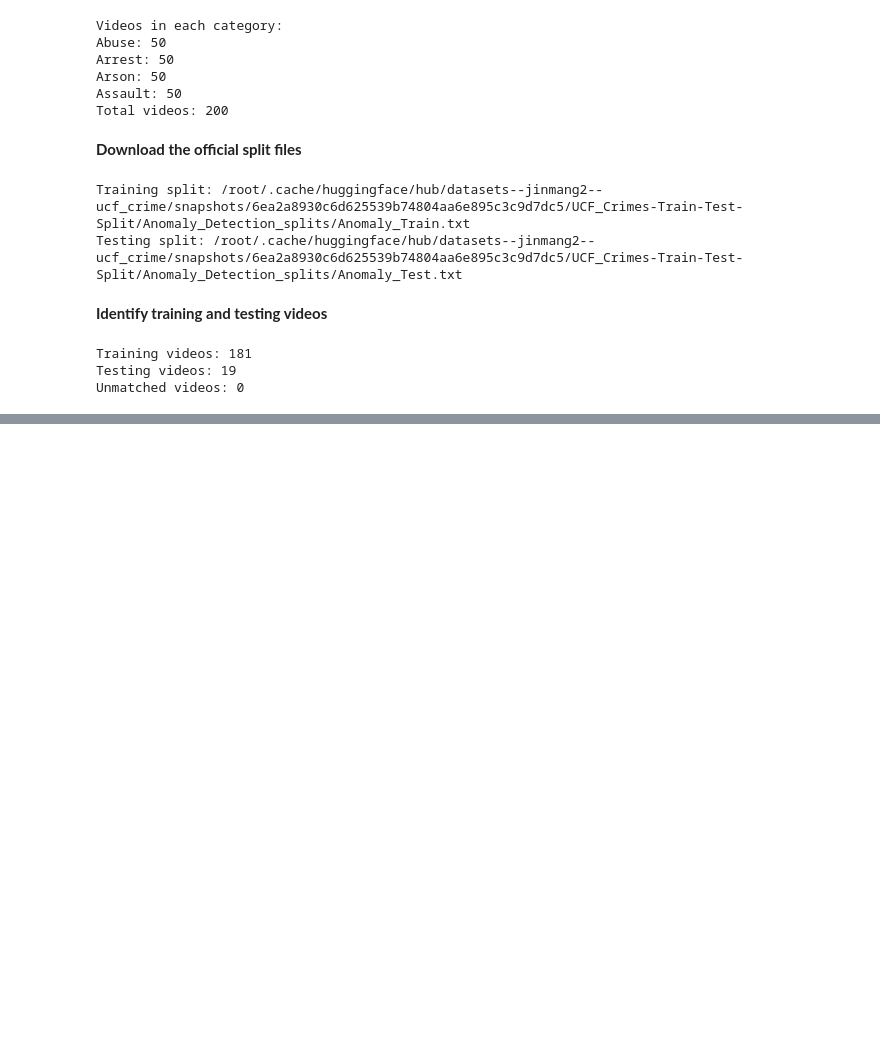
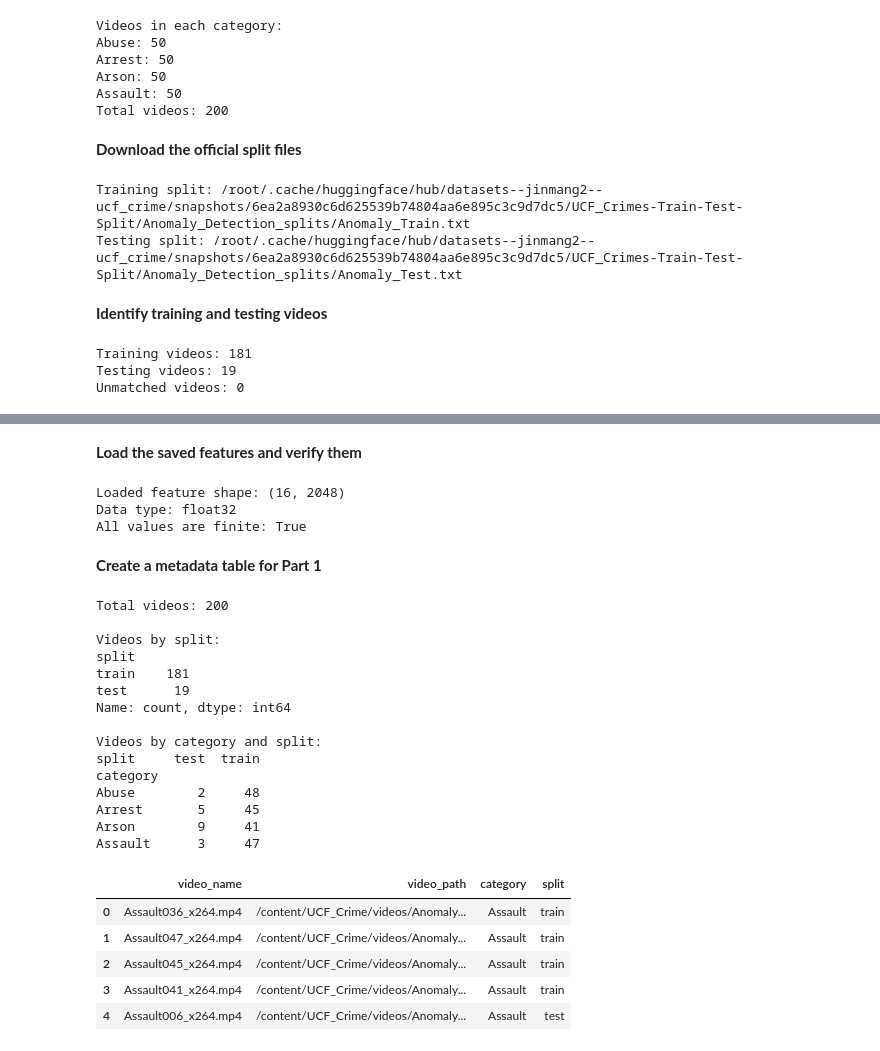
Before and after one commit to asirabm/cctv-video-anomaly-detection, a Jupyter notebook: 02_video_preprocessing.ipynb, the cells around one changed output, grey strips where cells are left out. Drawn from its saved outputs; the diff is of its cells as text; code cells hidden in the pictures; blank space fills up the shorter version.

```diff
--- a/02_video_preprocessing.ipynb
+++ b/02_video_preprocessing.ipynb
@@ -360,0 +512,70 @@ Metadata shape: (200, 5)
+# %% [markdown]
+**Load the saved features and verify them**
+# %%
+saved_features = np.load(feature_path)
+
+print("Loaded feature shape:", saved_features.shape)
+print("Data type:", saved_features.dtype)
+print("All values are finite:", np.isfinite(saved_features).all())
+# %% [output]
+Loaded feature shape: (16, 2048)
+Data type: float32
+All values are finite: True
+# %% [markdown]
+**Create a metadata table for Part 1**
+# %%
+import os
+import pandas as pd
+
+video_records = []
+
+for video in extracted_videos:
+    video_name = os.path.basename(video)
+    category = os.path.basename(os.path.dirname(video))
+
+    if video in train_videos:
+        split = "train"
+    elif video in test_videos:
+        split = "test"
+    else:
+        split = "unknown"
+
+    video_records.append({
+        "video_name": video_name,
+        "video_path": video,
+        "category": category,
+        "split": split
+    })
+
+video_df = pd.DataFrame(video_records)
+
+print("Total videos:", len(video_df))
+print("\nVideos by split:")
+print(video_df["split"].value_counts())
+
+print("\nVideos by category and split:")
+print(pd.crosstab(video_df["category"], video_df["split"]))
+
+video_df.head()
+# %% [output]
+Total videos: 200
+
+Videos by split:
+split
+train    181
+test      19
+Name: count, dtype: int64
+
+Videos by category and split:
+split     test  train
+category
+Abuse        2     48
+Arrest       5     45
+Arson        9     41
+Assault      3     47
+|  | video_name | video_path | category | split |
+| 0 | Assault036_x264.mp4 | /content/UCF_Crime/videos/Anomaly... | Assault | train |
+| 1 | Assault047_x264.mp4 | /content/UCF_Crime/videos/Anomaly... | Assault | train |
+| 2 | Assault045_x264.mp4 | /content/UCF_Crime/videos/Anomaly... | Assault | train |
+| 3 | Assault041_x264.mp4 | /content/UCF_Crime/videos/Anomaly... | Assault | train |
+| 4 | Assault006_x264.mp4 | /content/UCF_Crime/videos/Anomaly... | Assault | test |
```
Also changed, not shown: parts of 23 cells of this notebook.
